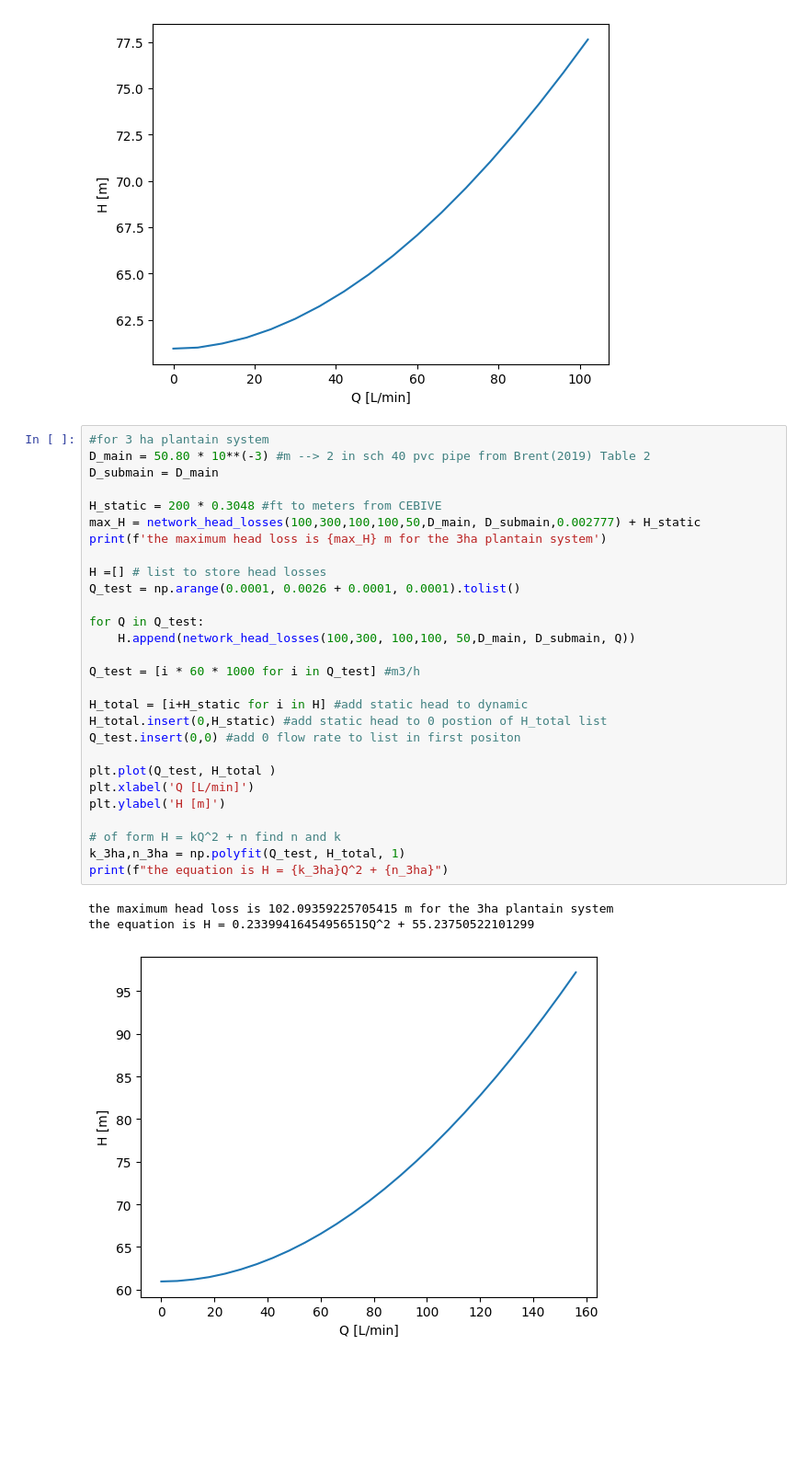
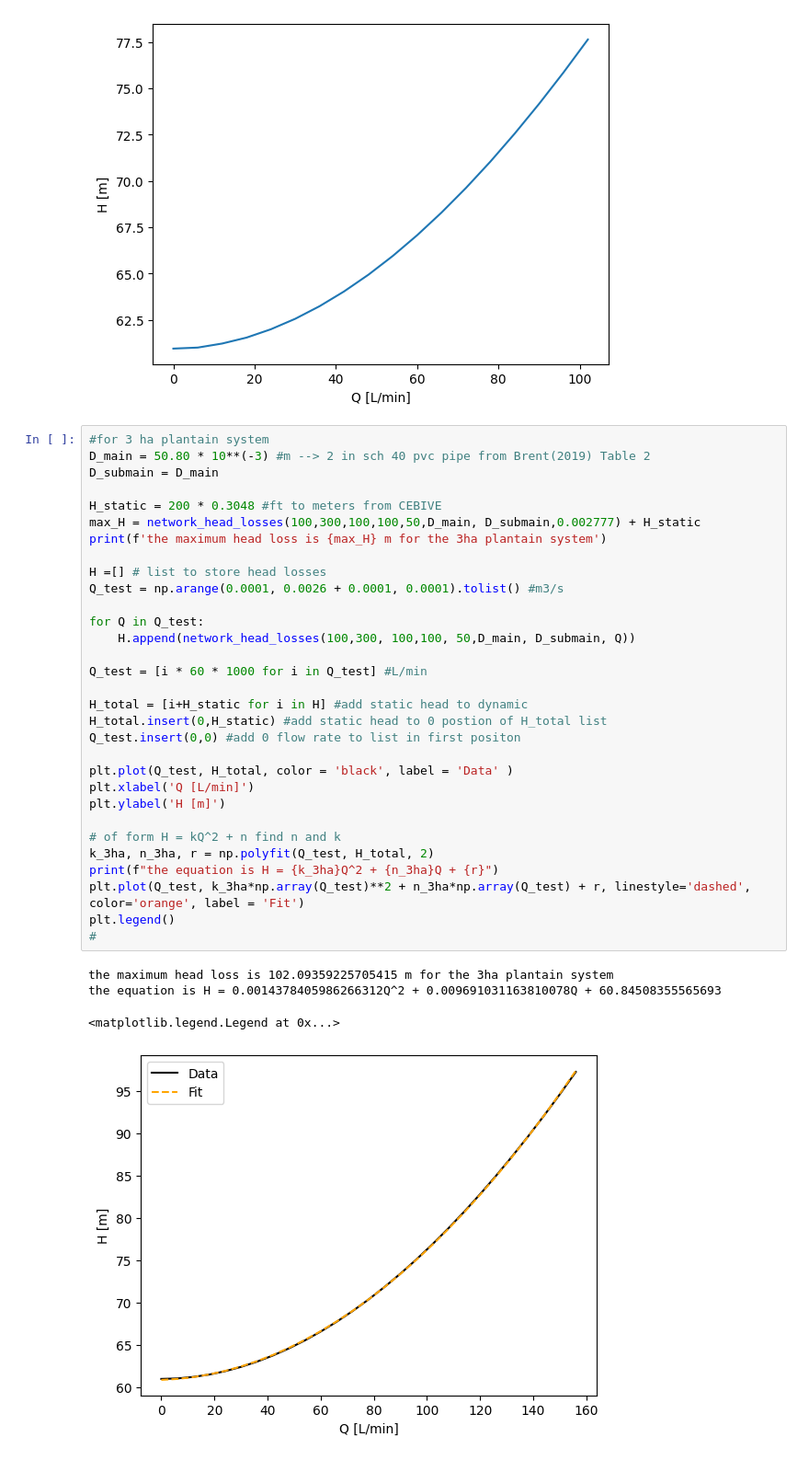
Before and after one commit to mascholten123/Code, a Jupyter notebook: NetworkCode/DripNetwork.ipynb, the cells around one changed output. Shown at 92% size. Cells and saved outputs as stored; diff of their text form; blank space fills up the shorter version.

```diff
--- a/NetworkCode/DripNetwork.ipynb
+++ b/NetworkCode/DripNetwork.ipynb
@@ -264,32 +264,36 @@ the equation is H = 0.1653255983432301Q^2 + 58.44464983782086
 # %%
 #for 3 ha plantain system
 D_main = 50.80 * 10**(-3) #m --> 2 in sch 40 pvc pipe from Brent(2019) Table 2
 D_submain = D_main
 
 H_static = 200 * 0.3048 #ft to meters from CEBIVE
 max_H = network_head_losses(100,300,100,100,50,D_main, D_submain,0.002777) + H_static
 print(f'the maximum head loss is {max_H} m for the 3ha plantain system')
 
 H =[] # list to store head losses
-Q_test = np.arange(0.0001, 0.0026 + 0.0001, 0.0001).tolist()
+Q_test = np.arange(0.0001, 0.0026 + 0.0001, 0.0001).tolist() #m3/s
 
 for Q in Q_test:
     H.append(network_head_losses(100,300, 100,100, 50,D_main, D_submain, Q))
 
-Q_test = [i * 60 * 1000 for i in Q_test] #m3/h
+Q_test = [i * 60 * 1000 for i in Q_test] #L/min
 
 H_total = [i+H_static for i in H] #add static head to dynamic
 H_total.insert(0,H_static) #add static head to 0 postion of H_total list
 Q_test.insert(0,0) #add 0 flow rate to list in first positon
 
-plt.plot(Q_test, H_total )
+plt.plot(Q_test, H_total, color = 'black', label = 'Data' )
 plt.xlabel('Q [L/min]')
 plt.ylabel('H [m]')
 
 # of form H = kQ^2 + n find n and k
-k_3ha,n_3ha = np.polyfit(Q_test, H_total, 1)
-print(f"the equation is H = {k_3ha}Q^2 + {n_3ha}")
+k_3ha, n_3ha, r = np.polyfit(Q_test, H_total, 2)
+print(f"the equation is H = {k_3ha}Q^2 + {n_3ha}Q + {r}")
+plt.plot(Q_test, k_3ha*np.array(Q_test)**2 + n_3ha*np.array(Q_test) + r, linestyle='dashed', color='orange', label = 'Fit')
+plt.legend()
+#
 # %% [output]
 the maximum head loss is 102.09359225705415 m for the 3ha plantain system
-the equation is H = 0.23399416454956515Q^2 + 55.23750522101299
+the equation is H = 0.0014378405986266312Q^2 + 0.009691031163810078Q + 60.84508355565693
+<matplotlib.legend.Legend at 0x...>
-[figure, old version]
+[figure, new version]
```
Also changed, not shown: parts of 2 cells of this notebook, 1 other file.
